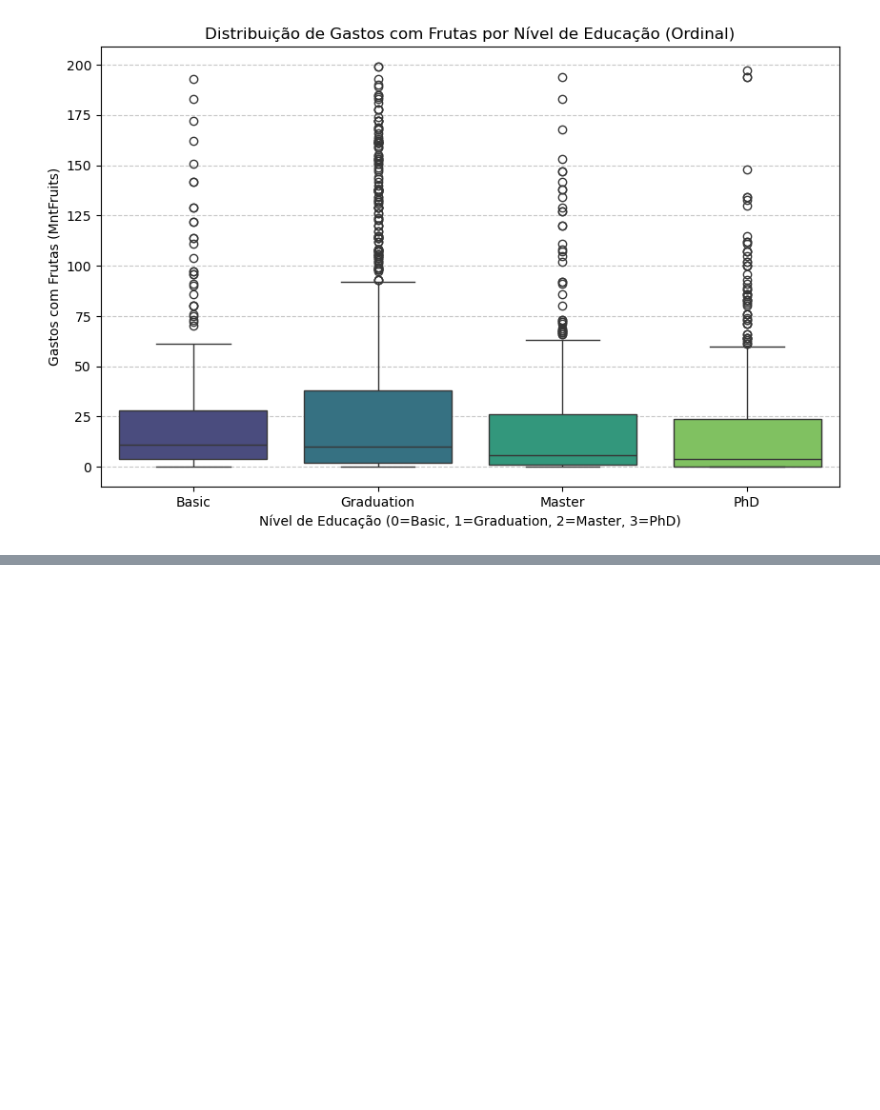
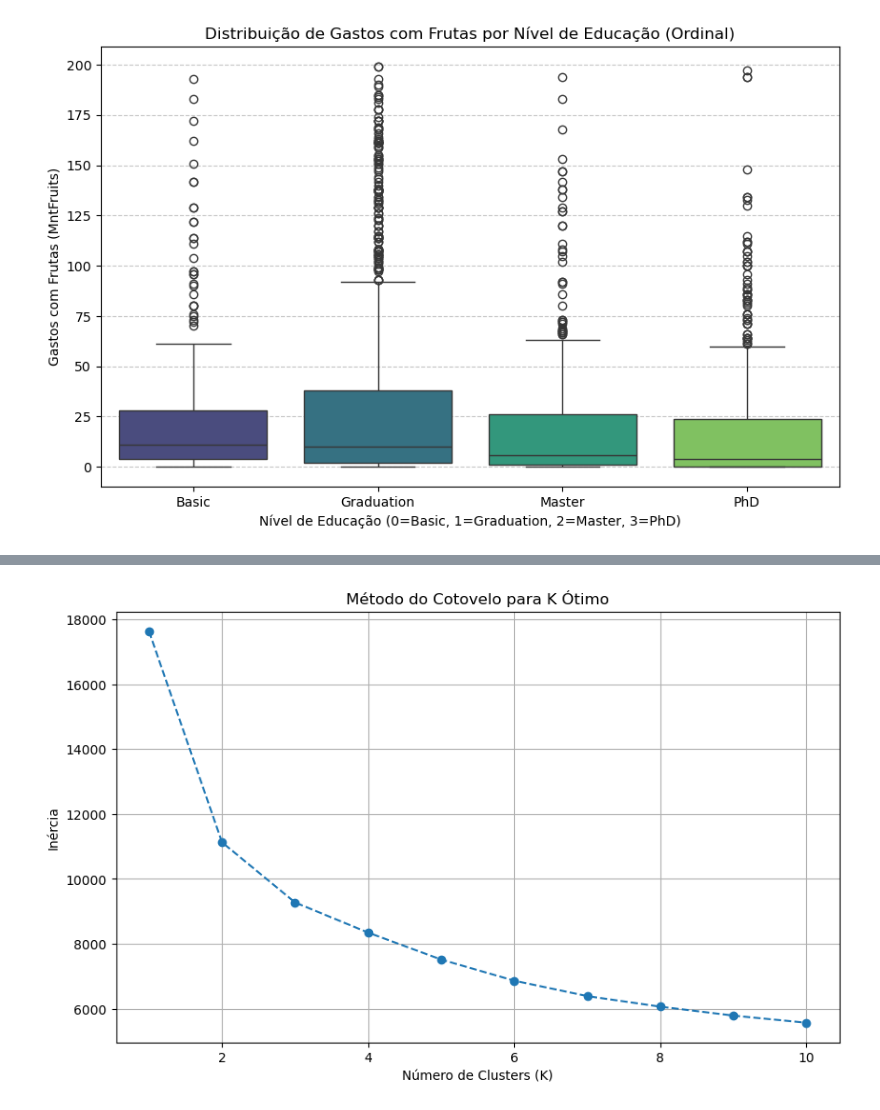
Before and after one commit to ohtopico/marketing-analytics, a Jupyter notebook: social media adversiment performance.ipynb, the cells around one changed output, grey strips where cells are left out. Cells and saved outputs as stored; diff of their text form; code cells hidden in the pictures; blank space fills up the shorter version.

```diff
--- a/social media adversiment performance.ipynb
+++ b/social media adversiment performance.ipynb
@@ -123,0 +211,23 @@ Passing `palette` without assigning `hue` is deprecated and will be removed in v
+# %%
+# Lista para armazenar a inércia (inertia) para diferentes valores de K
+inertia = []
+K_range = range(1, 11) # Testar de 1 a 10 clusters
+
+for k in K_range:
+    kmeans = KMeans(n_clusters=k, random_state=42, n_init=10)
+    kmeans.fit(X_scaled)
+    inertia.append(kmeans.inertia_)
+
+# Plotar o Método do Cotovelo
+import matplotlib.pyplot as plt
+
+plt.figure(figsize=(10, 6))
+plt.plot(K_range, inertia, marker='o', linestyle='--')
+plt.title('Método do Cotovelo para K Ótimo')
+plt.xlabel('Número de Clusters (K)')
+plt.ylabel('Inércia')
+plt.grid(True)
+plt.show()
+#
+# %% [output]
+[figure, added]
```
Also changed, not shown: parts of 9 cells of this notebook.
